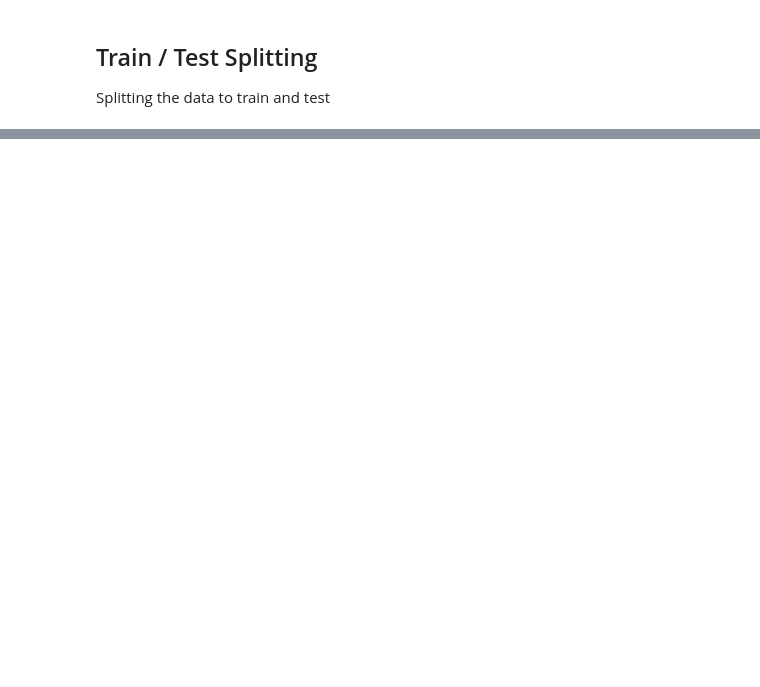
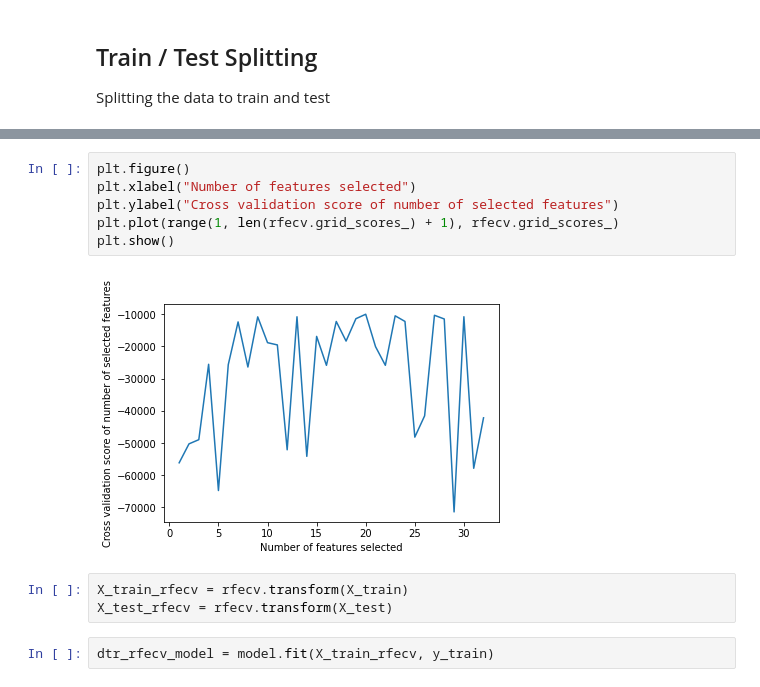
Before and after one commit to kvmvu/jamboml, a Jupyter notebook: dataprep.ipynb, the cells around one changed output, grey strips where cells are left out. Cells and saved outputs as stored; diff of their text form; blank space fills up the shorter version.

```diff
--- a/dataprep.ipynb
+++ b/dataprep.ipynb
@@ -331,0 +454,13 @@ Name: LastPurMonth, dtype: int64
+# %%
+plt.figure()
+plt.xlabel("Number of features selected")
+plt.ylabel("Cross validation score of number of selected features")
+plt.plot(range(1, len(rfecv.grid_scores_) + 1), rfecv.grid_scores_)
+plt.show()
+# %% [output]
+[figure, added]
+# %%
+X_train_rfecv = rfecv.transform(X_train)
+X_test_rfecv = rfecv.transform(X_test)
+# %%
+dtr_rfecv_model = model.fit(X_train_rfecv, y_train)
```
Also changed, not shown: parts of 76 cells of this notebook, 2 other files.
